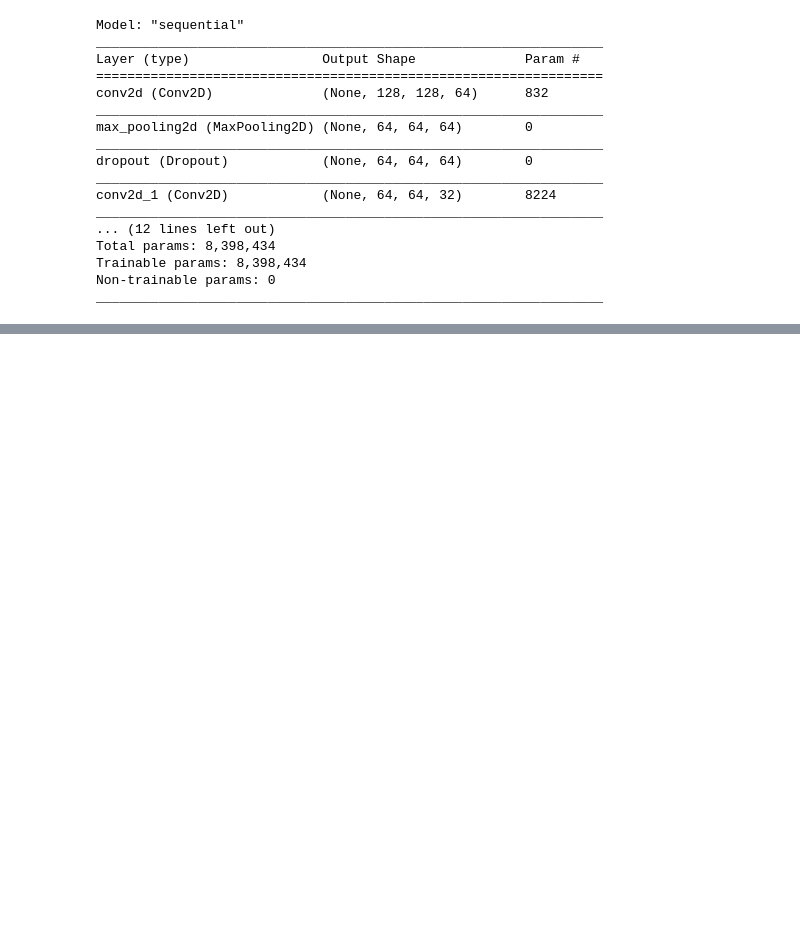
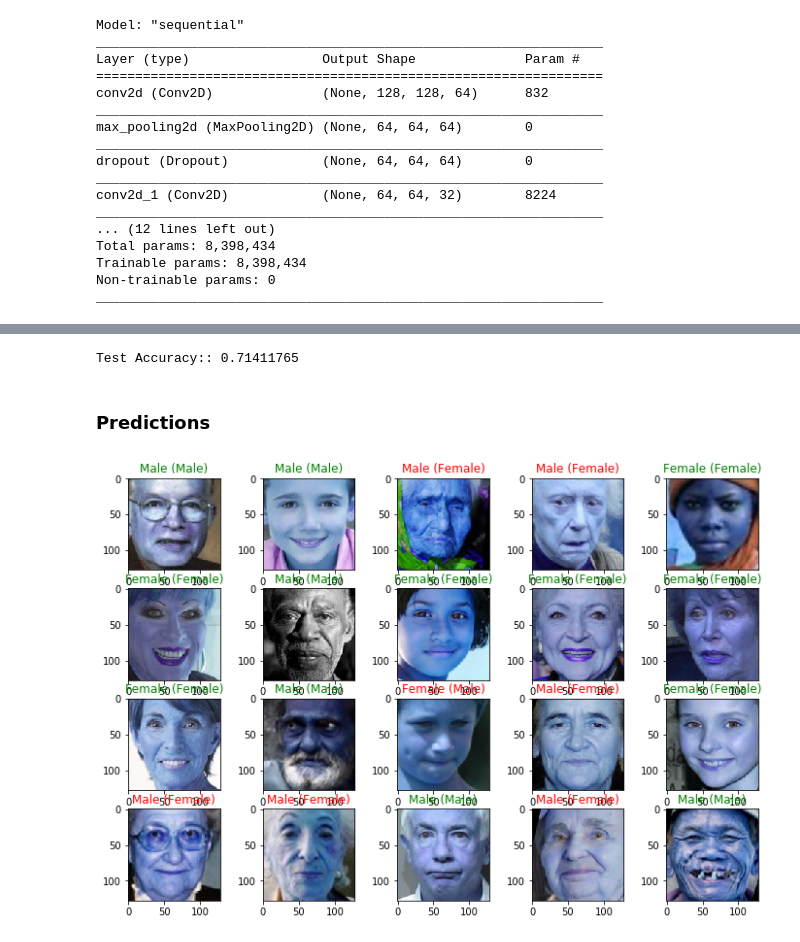
Before and after one commit to saikumar786/Deep-Learning, a Jupyter notebook: Gender Classification/Gender Classification using CNN(Kaggle Dataset).ipynb, the cells around one changed output, grey strips where cells are left out. Saved outputs shown, nothing was run; the diff lists cells and outputs as text; code cells hidden in the pictures; blank space fills up the shorter version.

```diff
--- a/Gender Classification/Gender Classification using CNN(Kaggle Dataset).ipynb
+++ b/Gender Classification/Gender Classification using CNN(Kaggle Dataset).ipynb
@@ -203,0 +219,5 @@ Epoch 20/30
+# %%
+#Print Test Accuracy
+print('Test Accuracy::', score[1])
+# %% [output]
+Test Accuracy:: 0.71411765
@@ -203,0 +227,23 @@ Epoch 20/30
+# %% [markdown]
+### Predictions
+# %%
+y_pred = model.predict(x_test)
+# %%
+#Plotting a random sample of 20 images, their predicted label and true label
+fig = plt.figure(figsize=(12,8))
+
+#Loop through test_set images to get random images
+for i, index in enumerate(np.random.choice(x_test.shape[0], size = 20, replace=False)):
+    ax = fig.add_subplot(4, 5, i+1)
+
+    #Showing each image
+    ax.imshow(np.squeeze(x_test[index]))
+    pred_index = np.argmax(y_pred[index])
+    true_index = np.argmax(y_test[index])
+
+    #Setting the title for an image
+    ax.set_title(f'{labels[pred_index]} ({labels[true_index]})', color=("green" if pred_index == true_index else "red"))
+
+plt.show()
+# %% [output]
+[figure, added]
```
Also changed, not shown: parts of 8 cells of this notebook, 4 other files.
